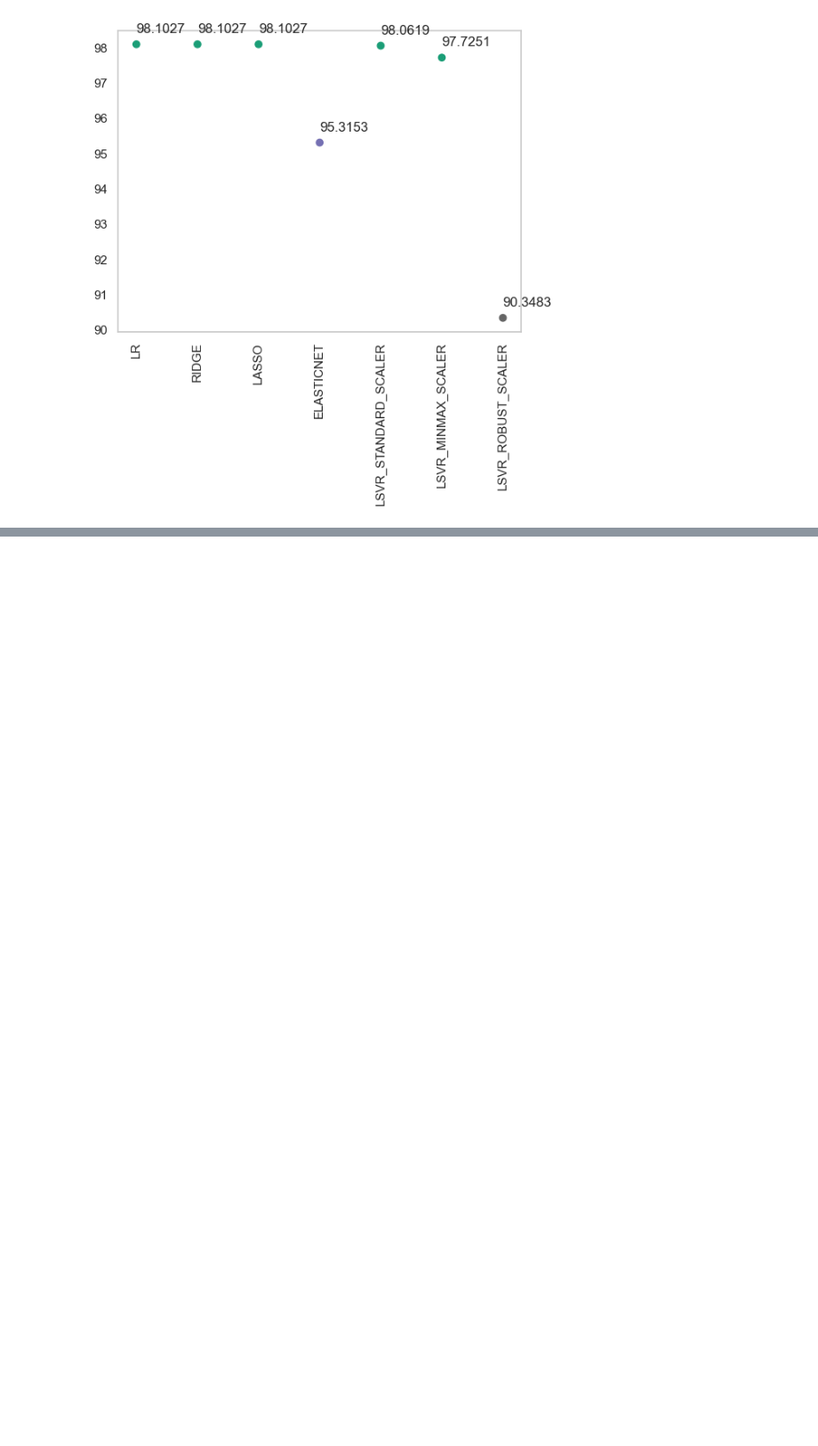
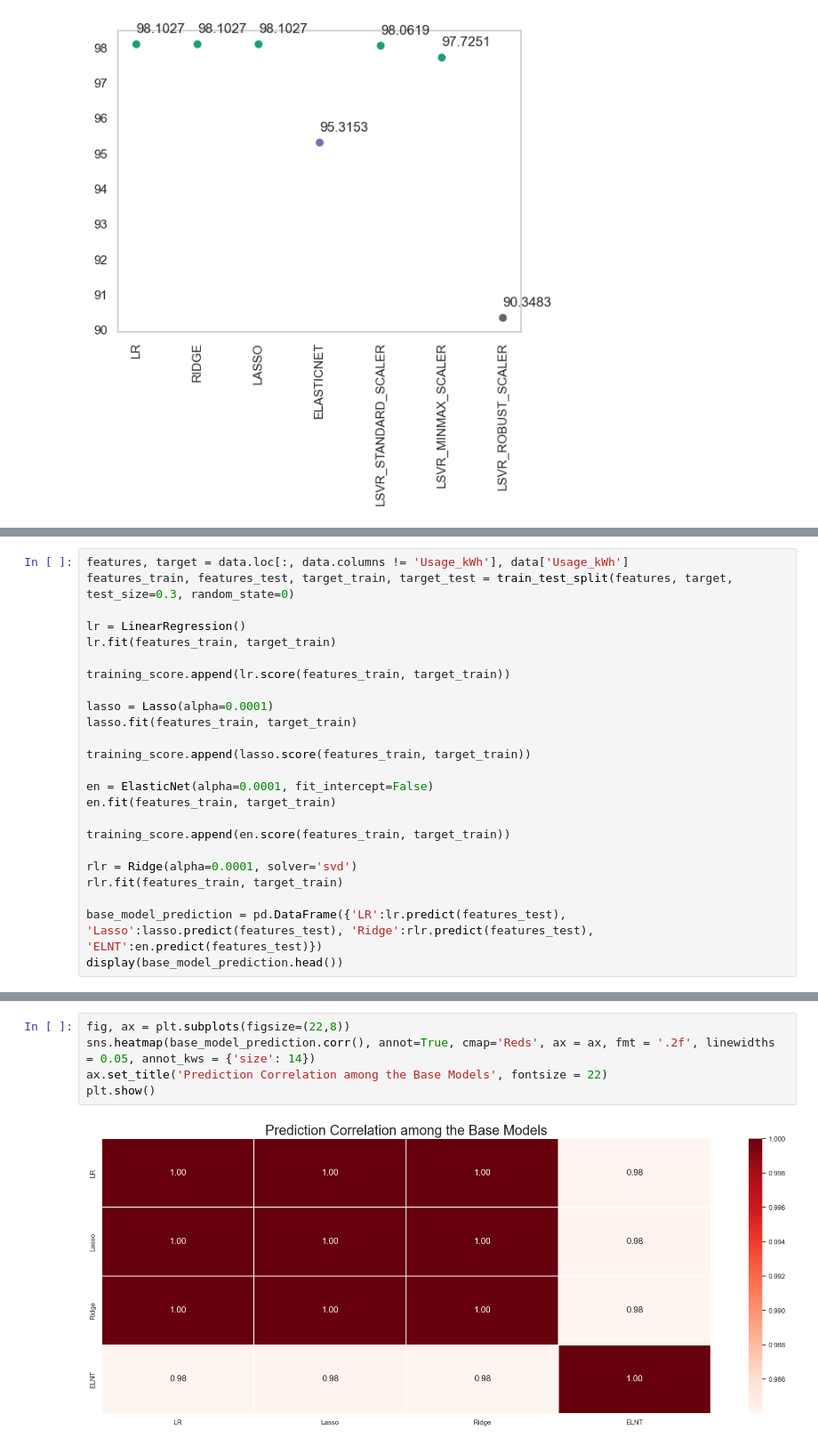
Before and after one commit to tea561/ML, a Jupyter notebook: Projekat1/proj1.ipynb, the cells around one changed output, grey strips where cells are left out. Shown at 89% size. Cells and saved outputs as stored; diff of their text form; blank space fills up the shorter version.

```diff
--- a/Projekat1/proj1.ipynb
+++ b/Projekat1/proj1.ipynb
@@ -918,0 +980,24 @@ show_results(score_list=training_score, labels=models)
+# %%
+features, target = data.loc[:, data.columns != 'Usage_kWh'], data['Usage_kWh']
+features_train, features_test, target_train, target_test = train_test_split(features, target, test_size=0.3, random_state=0)
+
+lr = LinearRegression()
+lr.fit(features_train, target_train)
+
+training_score.append(lr.score(features_train, target_train))
+
+lasso = Lasso(alpha=0.0001)
+lasso.fit(features_train, target_train)
+
+training_score.append(lasso.score(features_train, target_train))
+
+en = ElasticNet(alpha=0.0001, fit_intercept=False)
+en.fit(features_train, target_train)
+
+training_score.append(en.score(features_train, target_train))
+
+rlr = Ridge(alpha=0.0001, solver='svd')
+rlr.fit(features_train, target_train)
+
+base_model_prediction = pd.DataFrame({'LR':lr.predict(features_test), 'Lasso':lasso.predict(features_test), 'Ridge':rlr.predict(features_test), 'ELNT':en.predict(features_test)})
+display(base_model_prediction.head())
@@ -918,0 +1011,7 @@ show_results(score_list=training_score, labels=models)
+# %%
+fig, ax = plt.subplots(figsize=(22,8))
+sns.heatmap(base_model_prediction.corr(), annot=True, cmap='Reds', ax = ax, fmt = '.2f', linewidths = 0.05, annot_kws = {'size': 14})
+ax.set_title('Prediction Correlation among the Base Models', fontsize = 22)
+plt.show()
+# %% [output]
+[figure, added]
```
Also changed, not shown: parts of 26 cells of this notebook.
